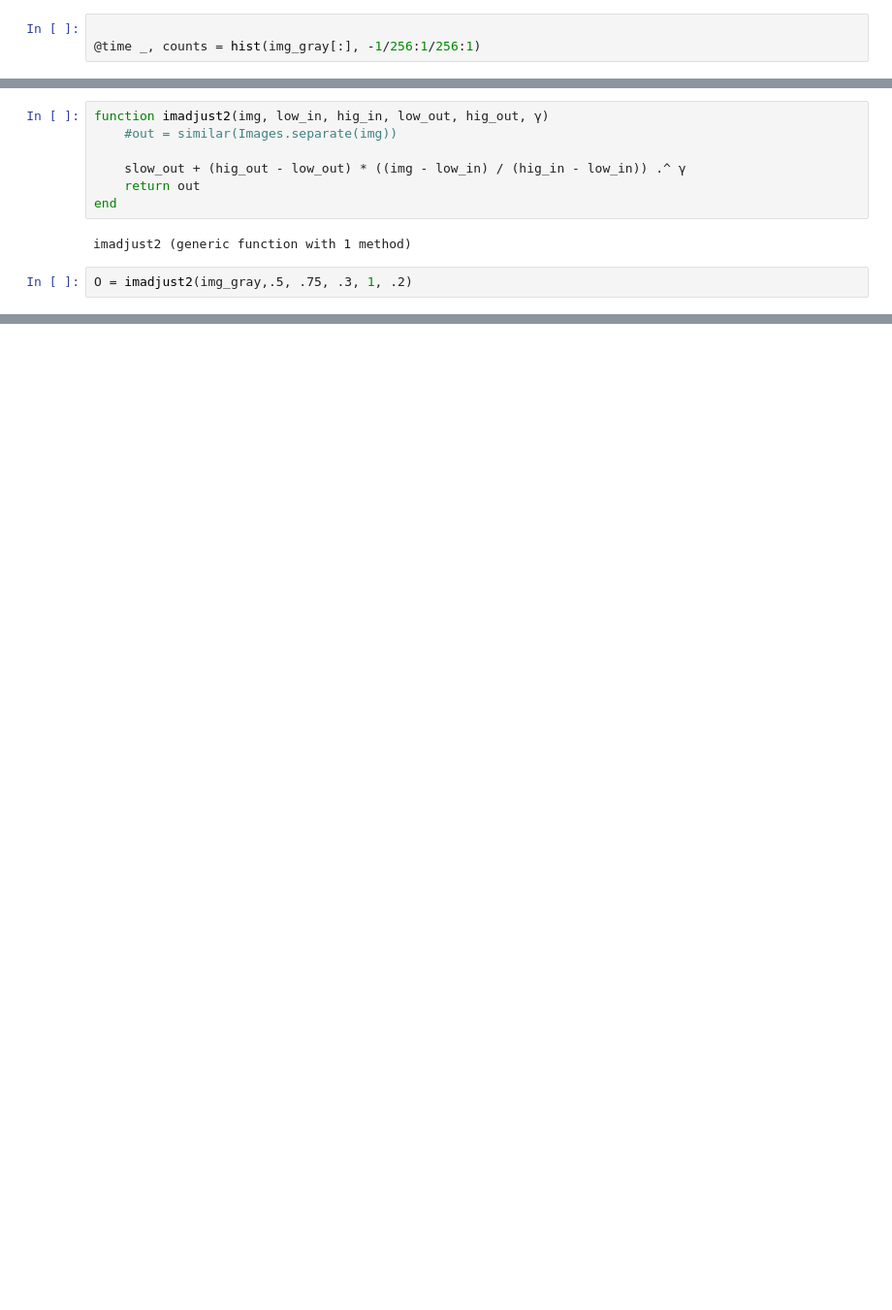
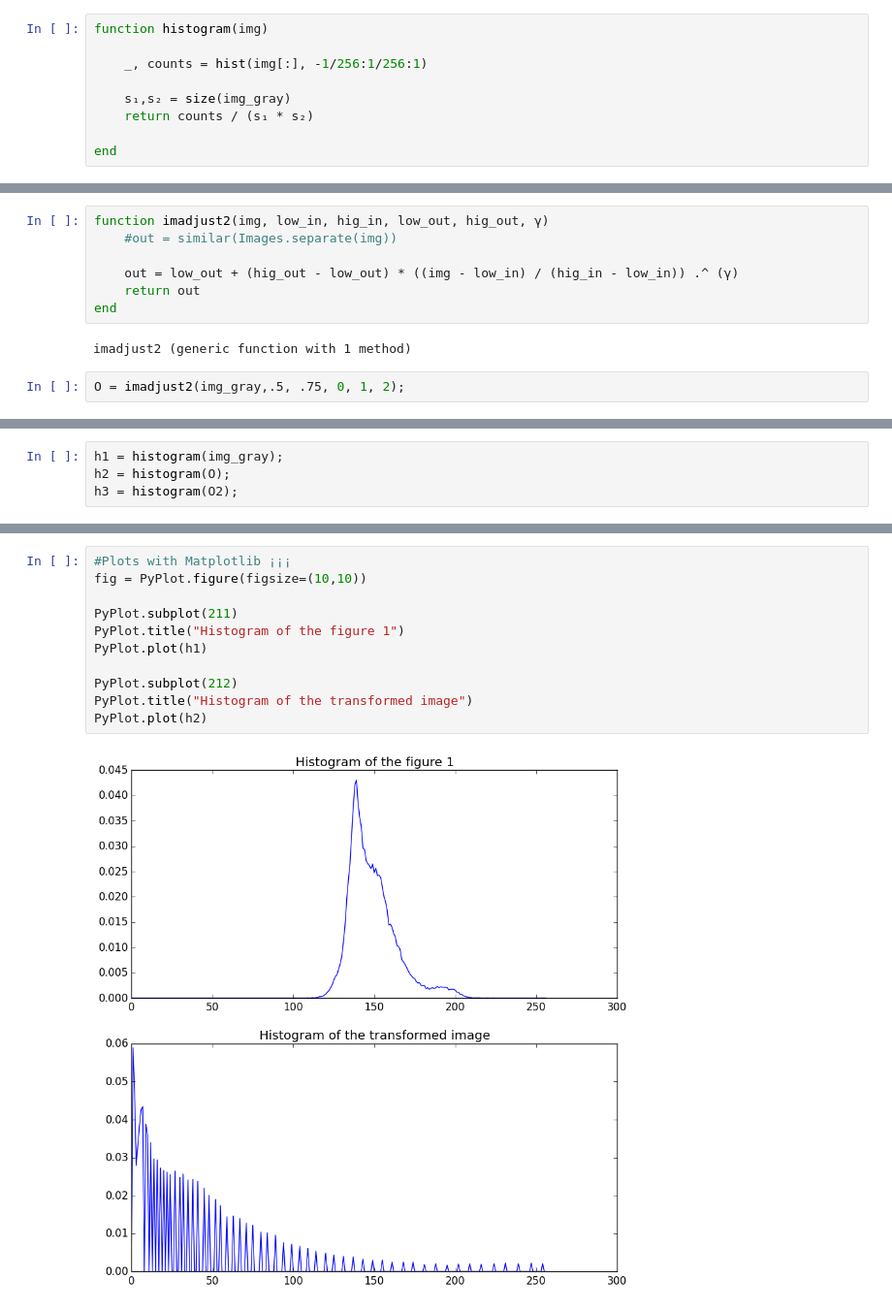
Before and after one commit to elsuizo/Practicas_vision, a Jupyter notebook: Practica2/Julia/practica2.ipynb, the cells around one changed output, grey strips where cells are left out. Shown at 97% size. Cells and saved outputs as stored; diff of their text form; blank space fills up the shorter version.

```diff
--- a/Practica2/Julia/practica2.ipynb
+++ b/Practica2/Julia/practica2.ipynb
@@ -21,4 +40,10 @@ img_gray = convert(Array{Images.Gray}, img);
 # %%
+function histogram(img)
 
-@time _, counts = hist(img_gray[:], -1/256:1/256:1)
+    _, counts = hist(img[:], -1/256:1/256:1)
+
+    s₁,s₂ = size(img_gray)
+    return counts / (s₁ * s₂)
+
+end
 # %% [output]
@@ -28,10 +52,10 @@ elapsed time: 0.113050697 seconds (2960088 bytes allocated, 76.37% gc time)
 function imadjust2(img, low_in, hig_in, low_out, hig_out, γ)
     #out = similar(Images.separate(img))
 
-    slow_out + (hig_out - low_out) * ((img - low_in) / (hig_in - low_in)) .^ γ
+    out = low_out + (hig_out - low_out) * ((img - low_in) / (hig_in - low_in)) .^ (γ)
     return out
 end
 # %% [output]
 imadjust2 (generic function with 1 method)
 # %%
-O = imadjust2(img_gray,.5, .75, .3, 1, .2)
+O = imadjust2(img_gray,.5, .75, 0, 1, 2);
@@ -40,0 +62,4 @@ while loading In[8], in expression starting on line 1
+# %%
+h1 = histogram(img_gray);
+h2 = histogram(O);
+h3 = histogram(O2);
@@ -40,0 +69,13 @@ while loading In[8], in expression starting on line 1
+# %%
+#Plots with Matplotlib ¡¡¡
+fig = PyPlot.figure(figsize=(10,10))
+
+PyPlot.subplot(211)
+PyPlot.title("Histogram of the figure 1")
+PyPlot.plot(h1)
+
+PyPlot.subplot(212)
+PyPlot.title("Histogram of the transformed image")
+PyPlot.plot(h2)
+# %% [output]
+[figure, added]
```
Also changed, not shown: parts of 31 cells of this notebook.
